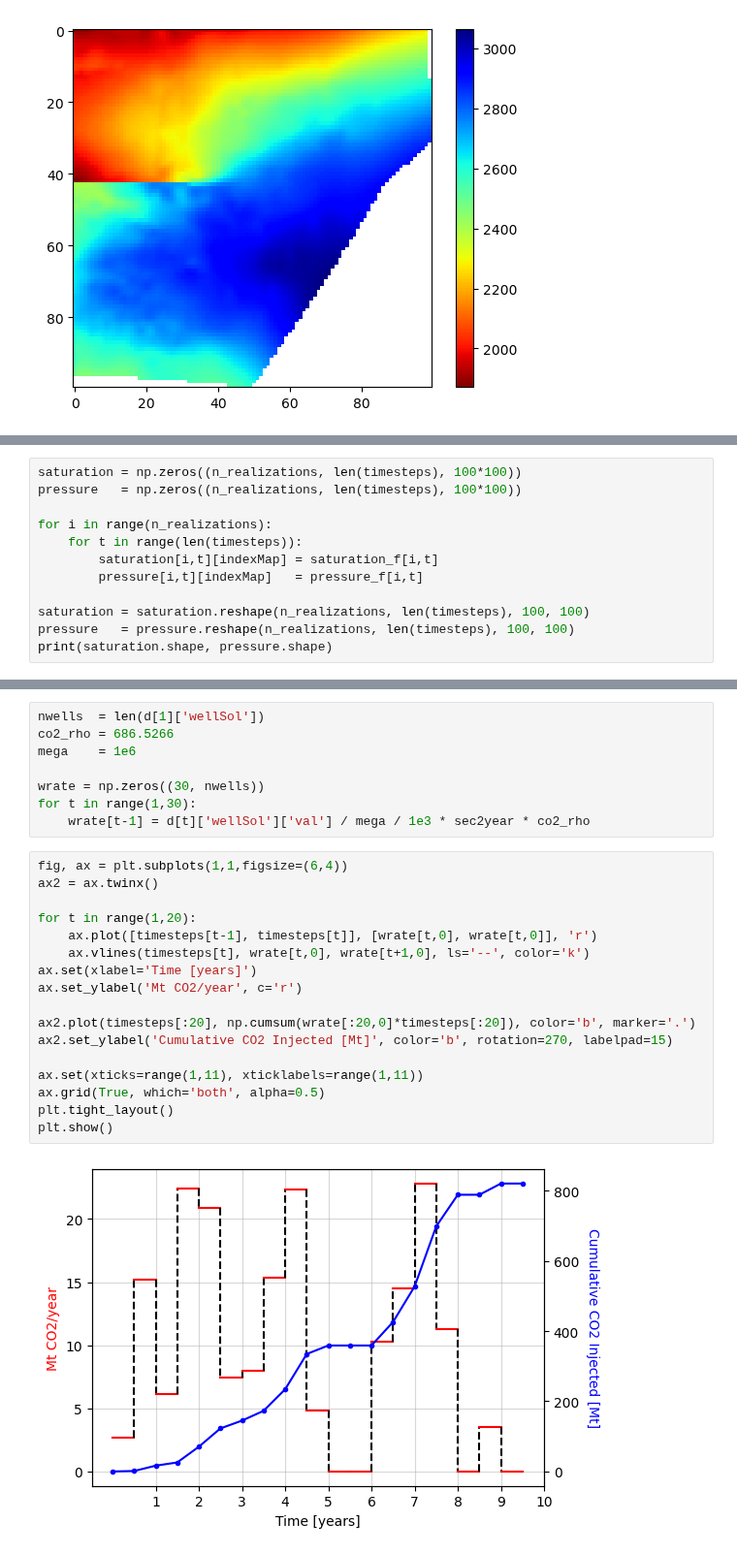
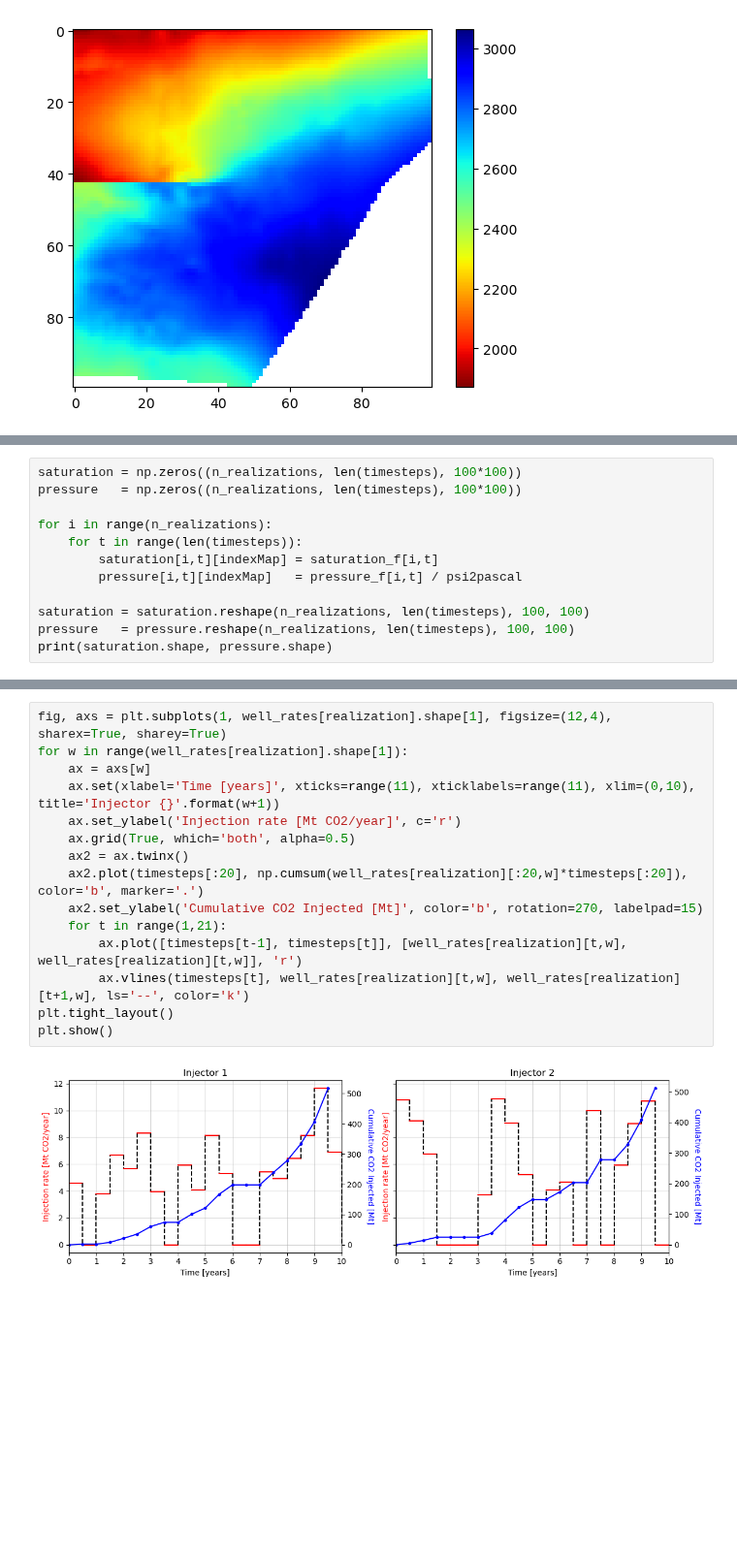
Before and after one commit to misaelmmorales/Placement-Control-Optim-CO2, a Jupyter notebook: placement-control-optim.ipynb, the cells around one changed output, grey strips where cells are left out. Shown at 97% size. Drawn from its saved outputs; the diff is of its cells as text; blank space fills up the shorter version.

```diff
--- a/placement-control-optim.ipynb
+++ b/placement-control-optim.ipynb
@@ -57,7 +67,7 @@ pressure   = np.zeros((n_realizations, len(timesteps), 100*100))
 for i in range(n_realizations):
     for t in range(len(timesteps)):
         saturation[i,t][indexMap] = saturation_f[i,t]
-        pressure[i,t][indexMap]   = pressure_f[i,t]
+        pressure[i,t][indexMap]   = pressure_f[i,t] / psi2pascal
 
 saturation = saturation.reshape(n_realizations, len(timesteps), 100, 100)
 pressure   = pressure.reshape(n_realizations, len(timesteps), 100, 100)
@@ -96,28 +125,18 @@ plt.show()
-# %%
-nwells  = len(d[1]['wellSol'])
-co2_rho = 686.5266
-mega    = 1e6
-
-wrate = np.zeros((30, nwells))
-for t in range(1,30):
-    wrate[t-1] = d[t]['wellSol']['val'] / mega / 1e3 * sec2year * co2_rho
 # %%
-fig, ax = plt.subplots(1,1,figsize=(6,4))
-ax2 = ax.twinx()
-
-for t in range(1,20):
-    ax.plot([timesteps[t-1], timesteps[t]], [wrate[t,0], wrate[t,0]], 'r')
-    ax.vlines(timesteps[t], wrate[t,0], wrate[t+1,0], ls='--', color='k')
-ax.set(xlabel='Time [years]')
-ax.set_ylabel('Mt CO2/year', c='r')
-
-ax2.plot(timesteps[:20], np.cumsum(wrate[:20,0]*timesteps[:20]), color='b', marker='.')
-ax2.set_ylabel('Cumulative CO2 Injected [Mt]', color='b', rotation=270, labelpad=15)
-
-ax.set(xticks=range(1,11), xticklabels=range(1,11))
-ax.grid(True, which='both', alpha=0.5)
+fig, axs = plt.subplots(1, well_rates[realization].shape[1], figsize=(12,4), sharex=True, sharey=True)
+for w in range(well_rates[realization].shape[1]):
+    ax = axs[w]
+    ax.set(xlabel='Time [years]', xticks=range(11), xticklabels=range(11), xlim=(0,10), title='Injector {}'.format(w+1))
+    ax.set_ylabel('Injection rate [Mt CO2/year]', c='r')
+    ax.grid(True, which='both', alpha=0.5)
+    ax2 = ax.twinx()
+    ax2.plot(timesteps[:20], np.cumsum(well_rates[realization][:20,w]*timesteps[:20]), color='b', marker='.')
+    ax2.set_ylabel('Cumulative CO2 Injected [Mt]', color='b', rotation=270, labelpad=15)
+    for t in range(1,21):
+        ax.plot([timesteps[t-1], timesteps[t]], [well_rates[realization][t,w], well_rates[realization][t,w]], 'r')
+        ax.vlines(timesteps[t], well_rates[realization][t,w], well_rates[realization][t+1,w], ls='--', color='k')
 plt.tight_layout()
 plt.show()
 # %% [output]
-[figure, old version]
+[figure, new version]
 # %%
```
Also changed, not shown: parts of 10 cells of this notebook, 7 other files.
